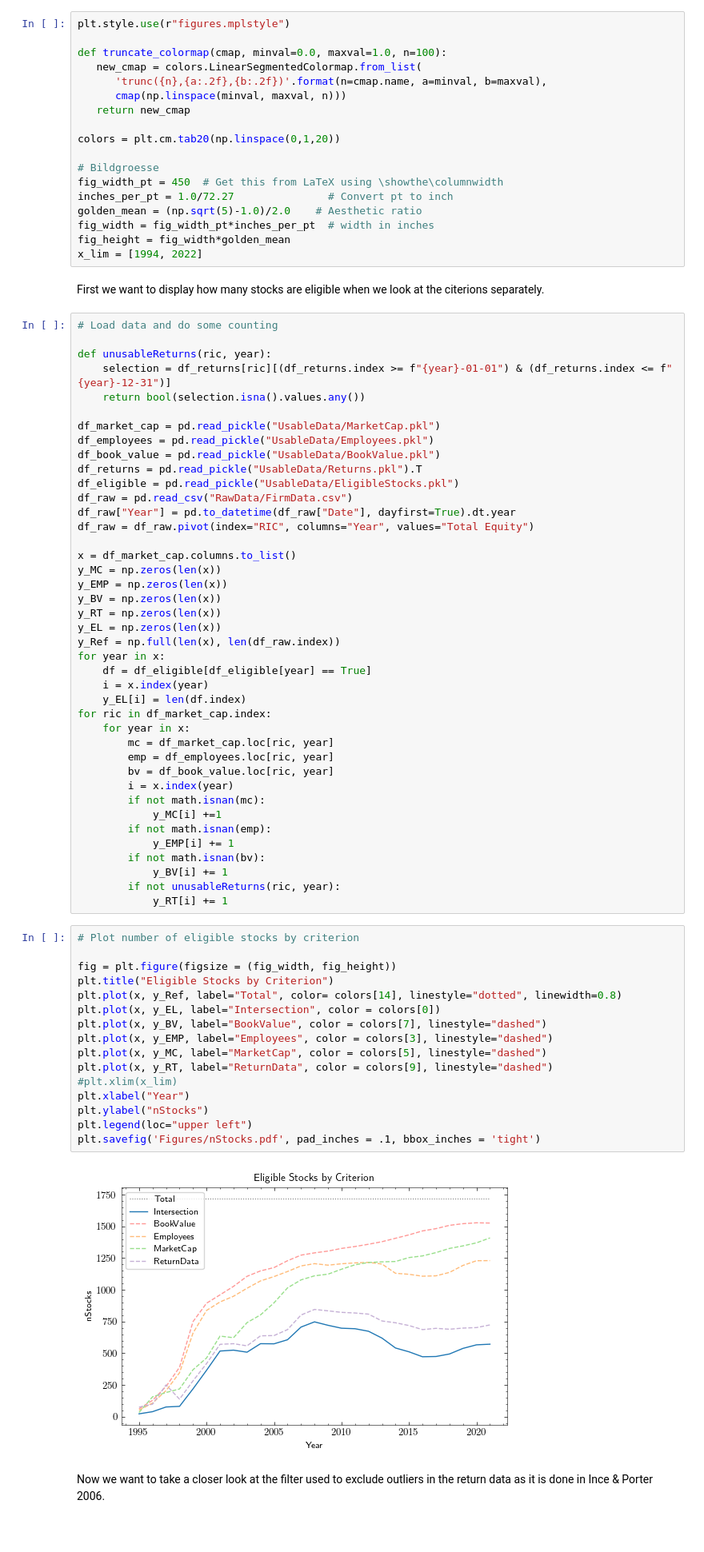
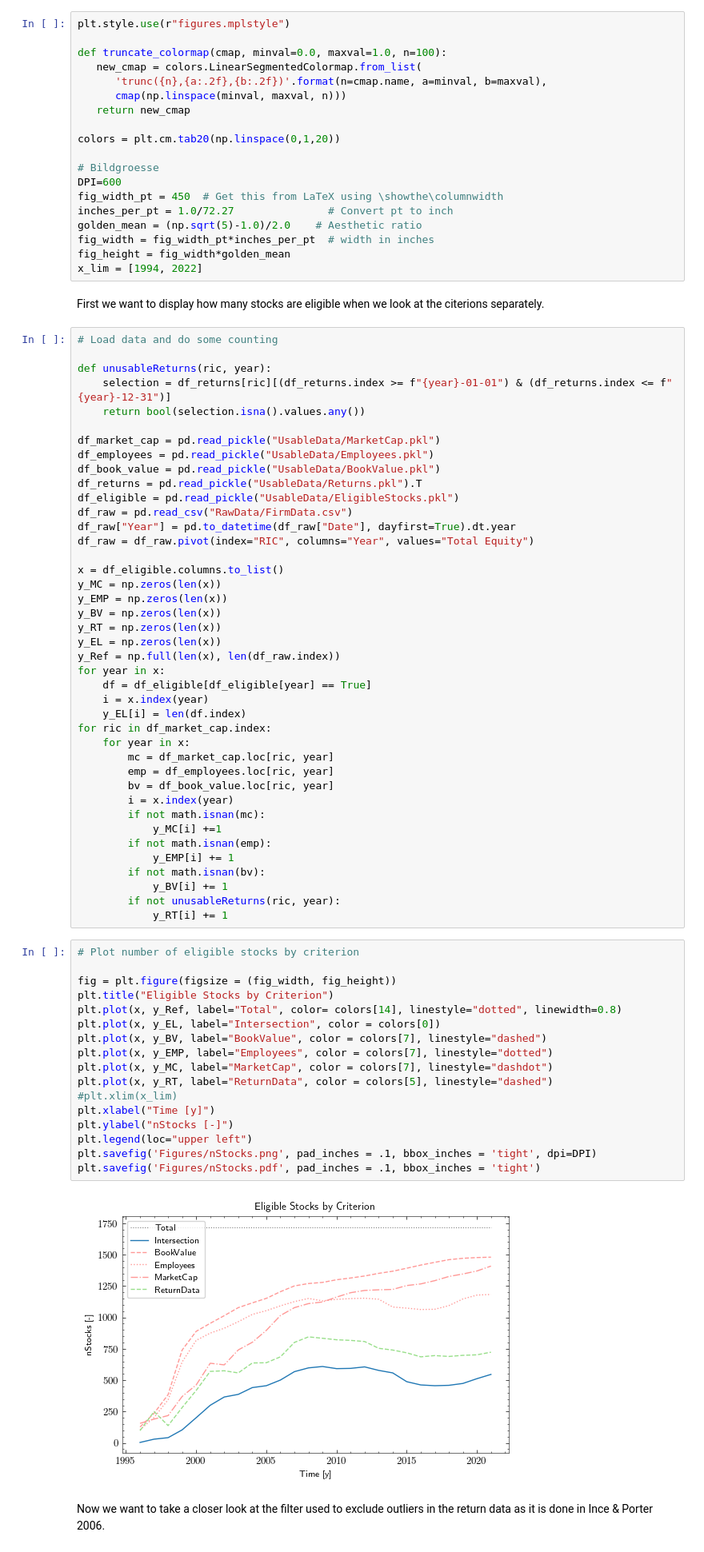
Before and after one commit to Mov0/FDS_Smart_Betas, a Jupyter notebook: Figures.ipynb, the cells around one changed output. Shown: that part at 80% size. Saved outputs shown, nothing was run; the diff lists cells and outputs as text; blank space fills up the shorter version.

```diff
--- a/Figures.ipynb
+++ b/Figures.ipynb
@@ -19,6 +19,7 @@ def truncate_colormap(cmap, minval=0.0, maxval=1.0, n=100):
 colors = plt.cm.tab20(np.linspace(0,1,20))
 
 # Bildgroesse
+DPI=600
 fig_width_pt = 450  # Get this from LaTeX using \showthe\columnwidth
 inches_per_pt = 1.0/72.27               # Convert pt to inch
 golden_mean = (np.sqrt(5)-1.0)/2.0    # Aesthetic ratio
@@ -43,7 +44,7 @@ df_raw = pd.read_csv("RawData/FirmData.csv")
 df_raw["Year"] = pd.to_datetime(df_raw["Date"], dayfirst=True).dt.year
 df_raw = df_raw.pivot(index="RIC", columns="Year", values="Total Equity")
 
-x = df_market_cap.columns.to_list()
+x = df_eligible.columns.to_list()
 y_MC = np.zeros(len(x))
 y_EMP = np.zeros(len(x))
 y_BV = np.zeros(len(x))
@@ -71,21 +72,22 @@ for ric in df_market_cap.index:
 # %%
 # Plot number of eligible stocks by criterion
 
 fig = plt.figure(figsize = (fig_width, fig_height))
 plt.title("Eligible Stocks by Criterion")
 plt.plot(x, y_Ref, label="Total", color= colors[14], linestyle="dotted", linewidth=0.8)
 plt.plot(x, y_EL, label="Intersection", color = colors[0])
 plt.plot(x, y_BV, label="BookValue", color = colors[7], linestyle="dashed")
-plt.plot(x, y_EMP, label="Employees", color = colors[3], linestyle="dashed")
-plt.plot(x, y_MC, label="MarketCap", color = colors[5], linestyle="dashed")
-plt.plot(x, y_RT, label="ReturnData", color = colors[9], linestyle="dashed")
+plt.plot(x, y_EMP, label="Employees", color = colors[7], linestyle="dotted")
+plt.plot(x, y_MC, label="MarketCap", color = colors[7], linestyle="dashdot")
+plt.plot(x, y_RT, label="ReturnData", color = colors[5], linestyle="dashed")
 #plt.xlim(x_lim)
-plt.xlabel("Year")
-plt.ylabel("nStocks")
+plt.xlabel("Time [y]")
+plt.ylabel("nStocks [-]")
 plt.legend(loc="upper left")
+plt.savefig('Figures/nStocks.png', pad_inches = .1, bbox_inches = 'tight', dpi=DPI)
 plt.savefig('Figures/nStocks.pdf', pad_inches = .1, bbox_inches = 'tight')
 # %% [output]
-[figure, old version]
+[figure, new version]
 # %% [markdown]
 Now we want to take a closer look at the filter used to exclude outliers in the return data as it is done in Ince & Porter 2006.
 # %%
```
Also changed, not shown: parts of 8 cells of this notebook, 18 other files.
